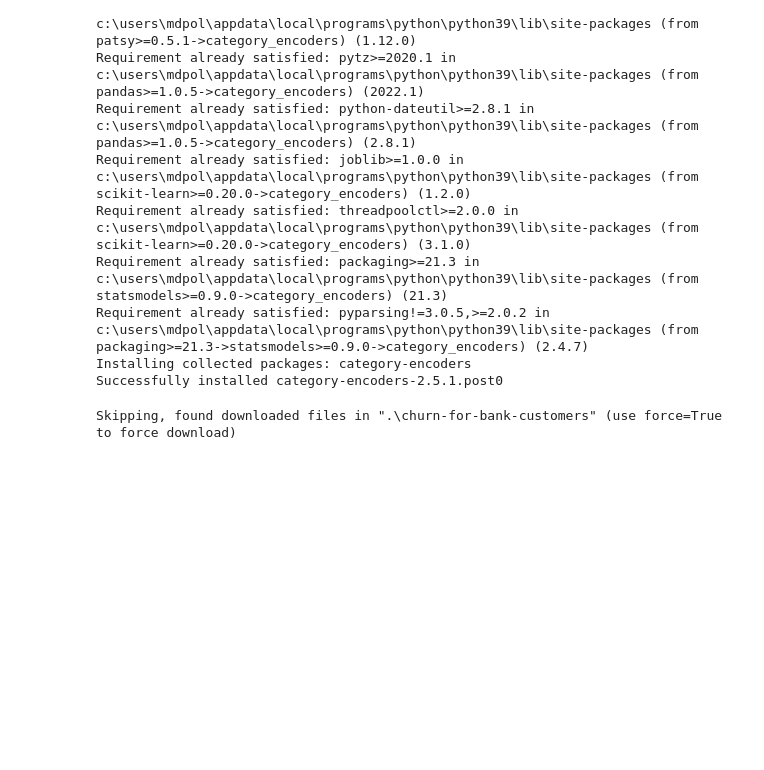
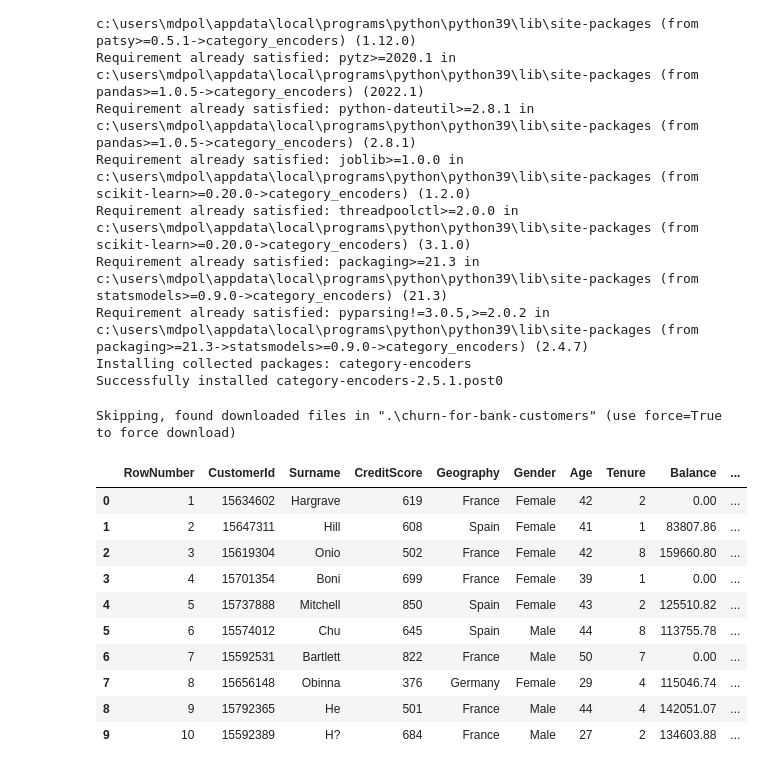
Before and after one commit to Patisson4/ML, a Jupyter notebook: lab4.ipynb, the cells around one changed output. Drawn from its saved outputs; the diff is of its cells as text; code cells hidden in the pictures; blank space fills up the shorter version.

```diff
--- a/lab4.ipynb
+++ b/lab4.ipynb
@@ -265,8 +265,24 @@ Installing collected packages: category-encoders
 Successfully installed category-encoders-2.5.1.post0
 # %%
 import opendatasets as od
+from sklearn import datasets
+from sklearn.model_selection import train_test_split
+from sklearn.metrics import accuracy_score
 
 od.download("https://www.kaggle.com/datasets/mathchi/churn-for-bank-customers?resource=download")
 churn_raw = pd.read_csv('churn-for-bank-customers/churn.csv')
+
+churn_raw.head(10)
 # %% [output]
 Skipping, found downloaded files in ".\churn-for-bank-customers" (use force=True to force download)
+|  | RowNumber | CustomerId | Surname | CreditScore | Geography | Gender | Age | Tenure | Balance | ... |
+| 0 | 1 | 15634602 | Hargrave | 619 | France | Female | 42 | 2 | 0.00 | ... |
+| 1 | 2 | 15647311 | Hill | 608 | Spain | Female | 41 | 1 | 83807.86 | ... |
+| 2 | 3 | 15619304 | Onio | 502 | France | Female | 42 | 8 | 159660.80 | ... |
+| 3 | 4 | 15701354 | Boni | 699 | France | Female | 39 | 1 | 0.00 | ... |
+| 4 | 5 | 15737888 | Mitchell | 850 | Spain | Female | 43 | 2 | 125510.82 | ... |
+| 5 | 6 | 15574012 | Chu | 645 | Spain | Male | 44 | 8 | 113755.78 | ... |
+| 6 | 7 | 15592531 | Bartlett | 822 | France | Male | 50 | 7 | 0.00 | ... |
+| 7 | 8 | 15656148 | Obinna | 376 | Germany | Female | 29 | 4 | 115046.74 | ... |
+| 8 | 9 | 15792365 | He | 501 | France | Male | 44 | 4 | 142051.07 | ... |
+| 9 | 10 | 15592389 | H? | 684 | France | Male | 27 | 2 | 134603.88 | ... |
```
Also changed, not shown: parts of 9 cells of this notebook.
